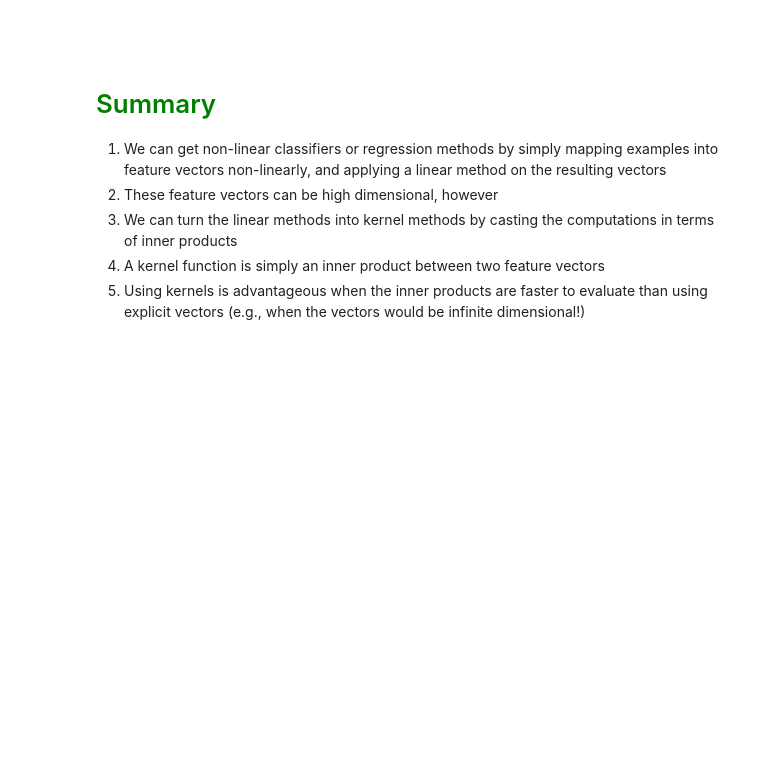
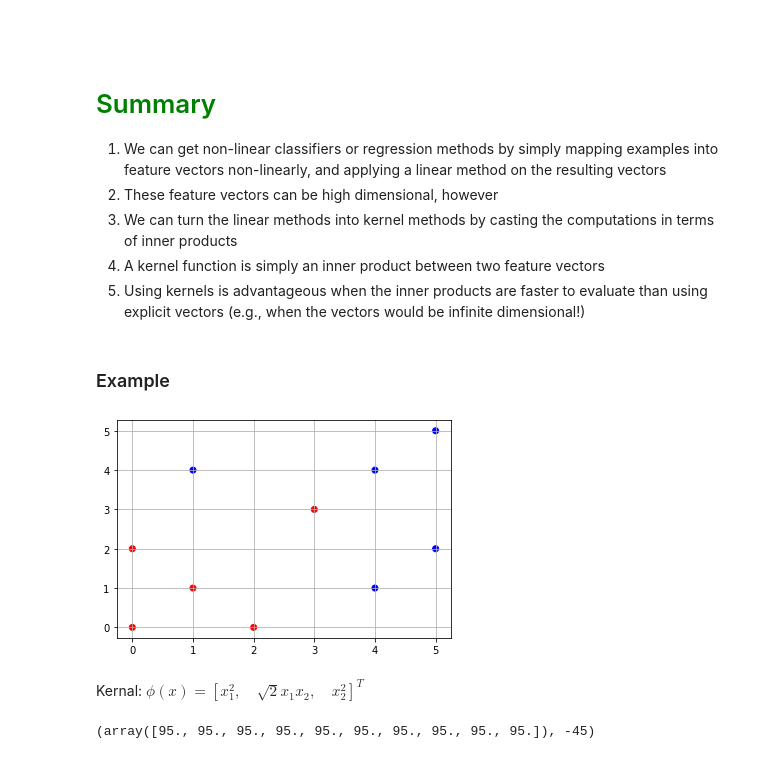
Before and after one commit to feiyiwang/feiyiwang.github.io, a Jupyter notebook: notebook/jupyter/nc_nr.ipynb, the cells around one changed output. Saved outputs shown, nothing was run; the diff lists cells and outputs as text; code cells hidden in the pictures; blank space fills up the shorter version.

```diff
--- a/notebook/jupyter/nc_nr.ipynb
+++ b/notebook/jupyter/nc_nr.ipynb
@@ -140,3 +166,21 @@ Procedure:
 3. We can turn the linear methods into kernel methods by casting the computations in terms of inner products
 4. A kernel function is simply an inner product between two feature vectors
 5. Using kernels is advantageous when the inner products are faster to evaluate than using explicit vectors (e.g., when the vectors would be infinite dimensional!)
+# %% [markdown]
+### Example
+# %%
+X = [(0,0),(2,0),(1,1),(0,2),(3,3),(4,1),(5,2),(1,4),(4,4),(5,5)]
+y = [ -1,   -1,   -1,   -1,   -1,   +1,   +1,   +1,   +1,   +1  ]
+perceptron_mistakes = [1,65,11,31,72,30,0,21,4,15]
+
+plt.scatter([i[0] for i in X],[i[1] for i in X],color=['r']*5+['b']*5)
+plt.grid()
+plt.show()
+# %% [output]
+[figure, added]
+# %% [markdown]
+Kernal: $\phi(x)=[x_1^2,\quad \sqrt{2}x_1 x_2,\quad x_2^2]^T$
+# %%
+perceptron(np.array(X), y, 10)
+# %% [output]
+(array([95., 95., 95., 95., 95., 95., 95., 95., 95., 95.]), -45)
```
Also changed, not shown: parts of 3 cells of this notebook, 9 other files.
